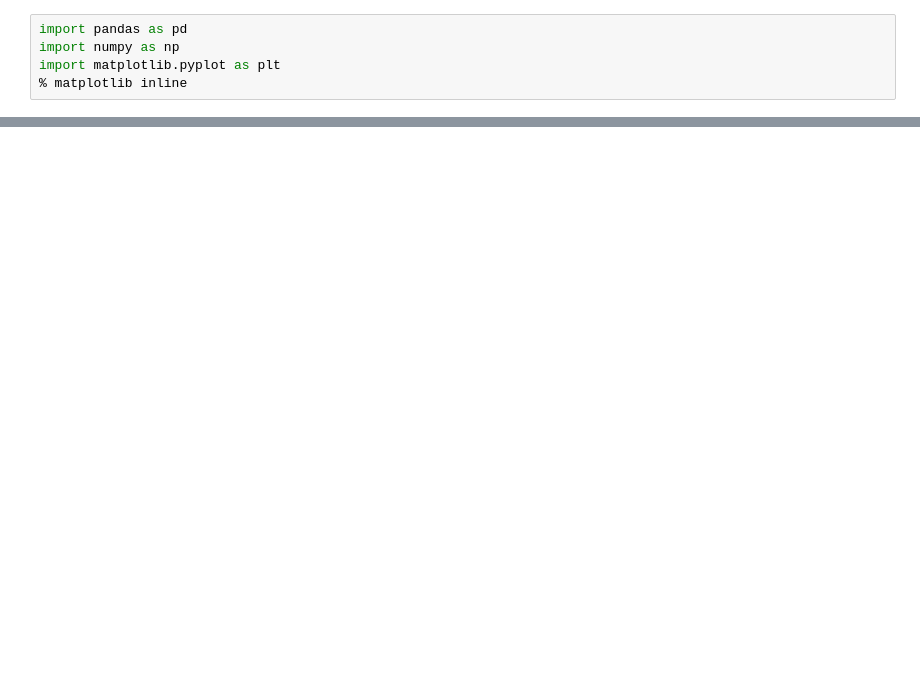
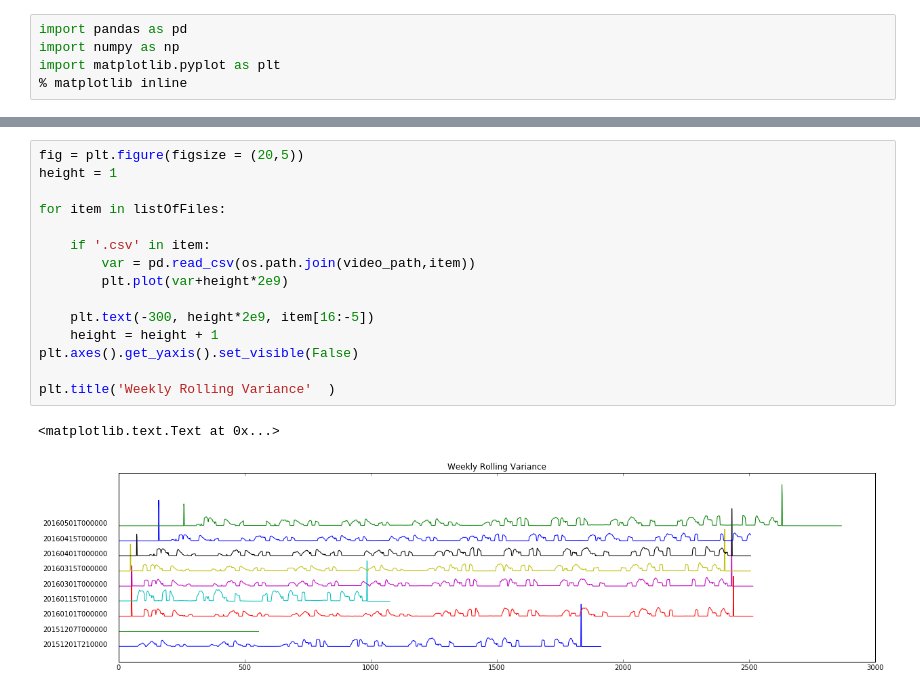
Before and after one commit to valentina-s/OOIVideos, a Jupyter notebook: notebooks/Visualize_Bounds.ipynb, the cells around one changed output, grey strips where cells are left out. Drawn from its saved outputs; the diff is of its cells as text; blank space fills up the shorter version.

```diff
--- a/notebooks/Visualize_Bounds.ipynb
+++ b/notebooks/Visualize_Bounds.ipynb
@@ -28,0 +65,18 @@ plt.title('20160101 Scene Bounds'  )
+# %%
+fig = plt.figure(figsize = (20,5))
+height = 1
+
+for item in listOfFiles:
+
+    if '.csv' in item:
+        var = pd.read_csv(os.path.join(video_path,item))
+        plt.plot(var+height*2e9)
+
+    plt.text(-300, height*2e9, item[16:-5])
+    height = height + 1
+plt.axes().get_yaxis().set_visible(False)
+
+plt.title('Weekly Rolling Variance'  )
+# %% [output]
+<matplotlib.text.Text at 0x...>
+[figure, added]
```
Also changed, not shown: parts of 13 cells of this notebook.
